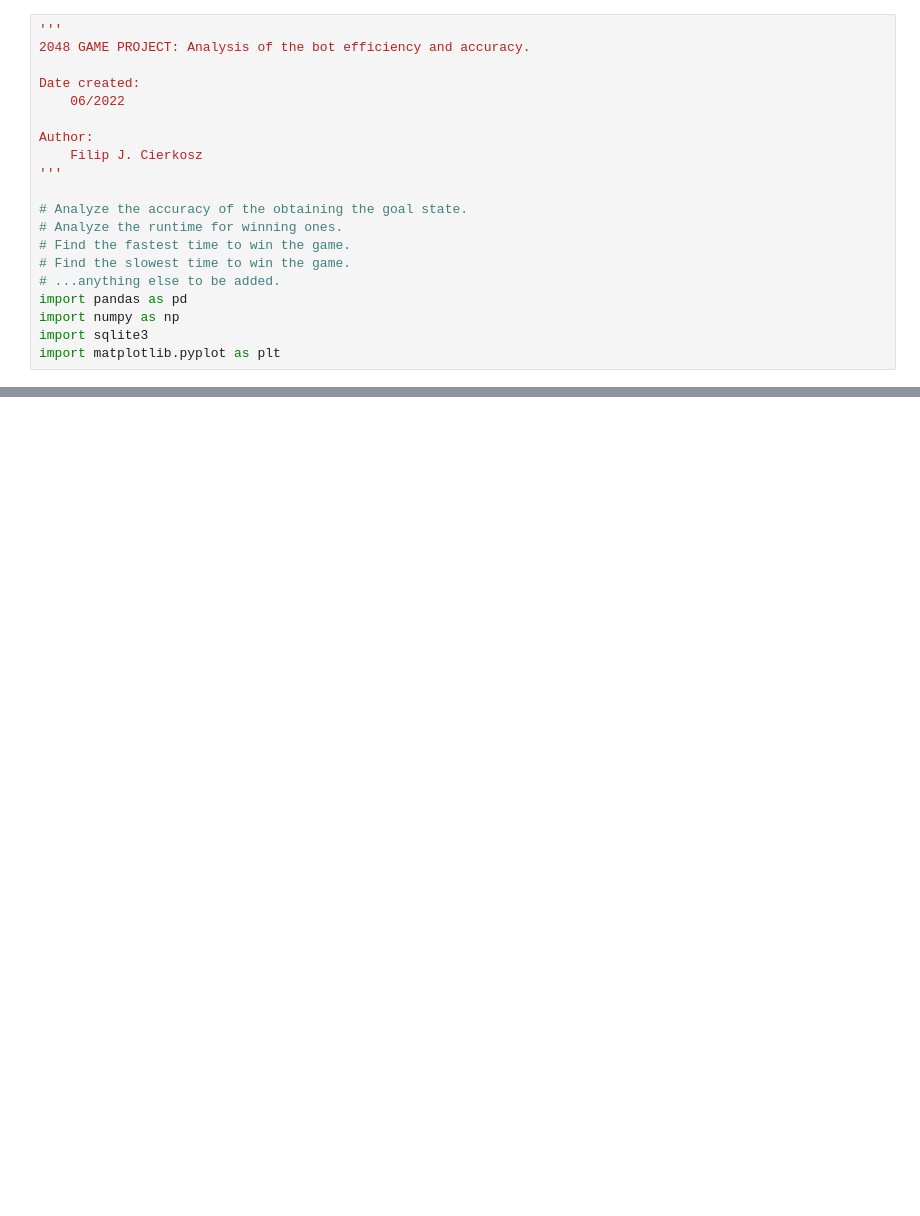
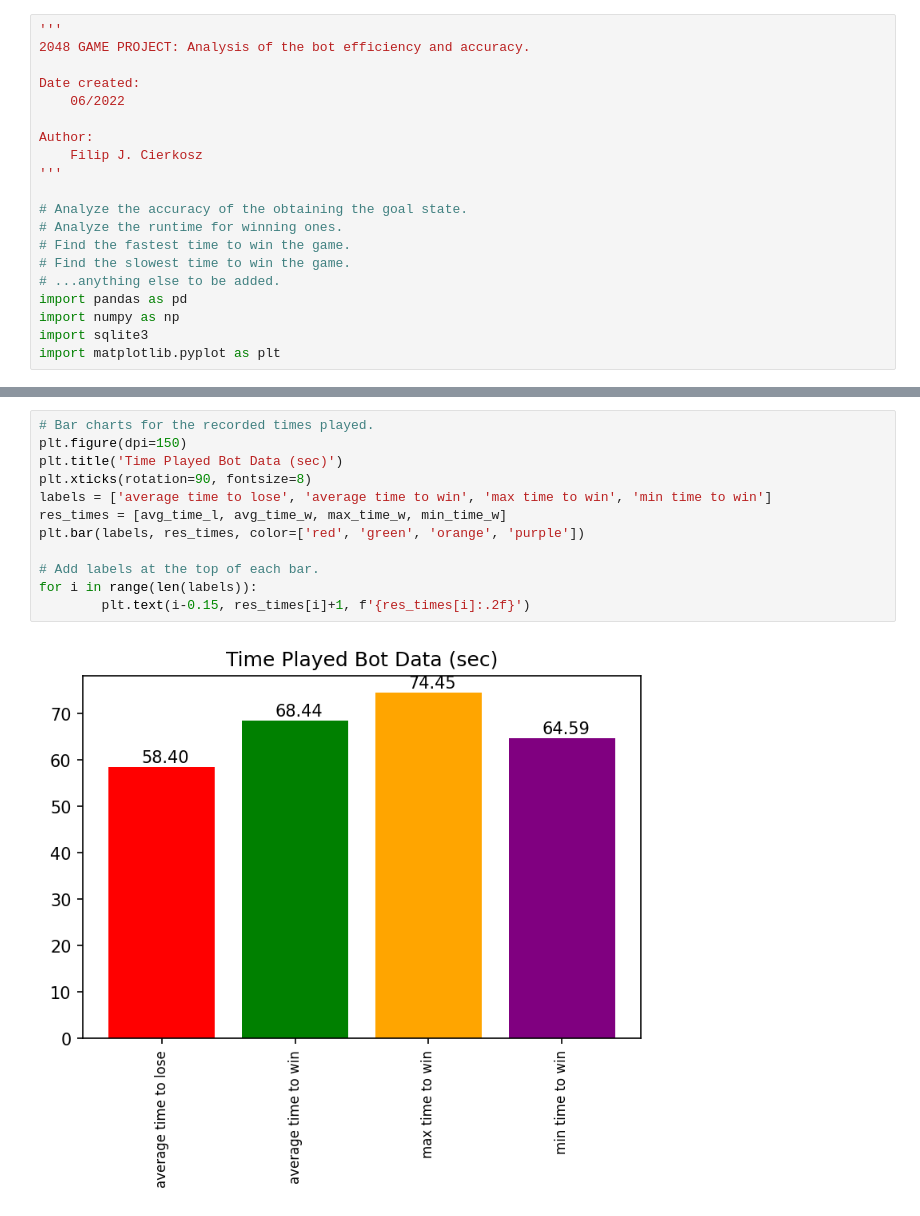
Before and after one commit to chizo4/2048-intelligent-bot, a Jupyter notebook: ai_implementation/notebook/bot_notebook.ipynb, the cells around one changed output, grey strips where cells are left out. Drawn from its saved outputs; the diff is of its cells as text; blank space fills up the shorter version.

```diff
--- a/ai_implementation/notebook/bot_notebook.ipynb
+++ b/ai_implementation/notebook/bot_notebook.ipynb
@@ -69,0 +65,14 @@ df['time_played_sec'].mean()
+# %%
+# Bar charts for the recorded times played.
+plt.figure(dpi=150)
+plt.title('Time Played Bot Data (sec)')
+plt.xticks(rotation=90, fontsize=8)
+labels = ['average time to lose', 'average time to win', 'max time to win', 'min time to win']
+res_times = [avg_time_l, avg_time_w, max_time_w, min_time_w]
+plt.bar(labels, res_times, color=['red', 'green', 'orange', 'purple'])
+
+# Add labels at the top of each bar.
+for i in range(len(labels)):
+        plt.text(i-0.15, res_times[i]+1, f'{res_times[i]:.2f}')
+# %% [output]
+[figure, added]
```
Also changed, not shown: parts of 12 cells of this notebook.
